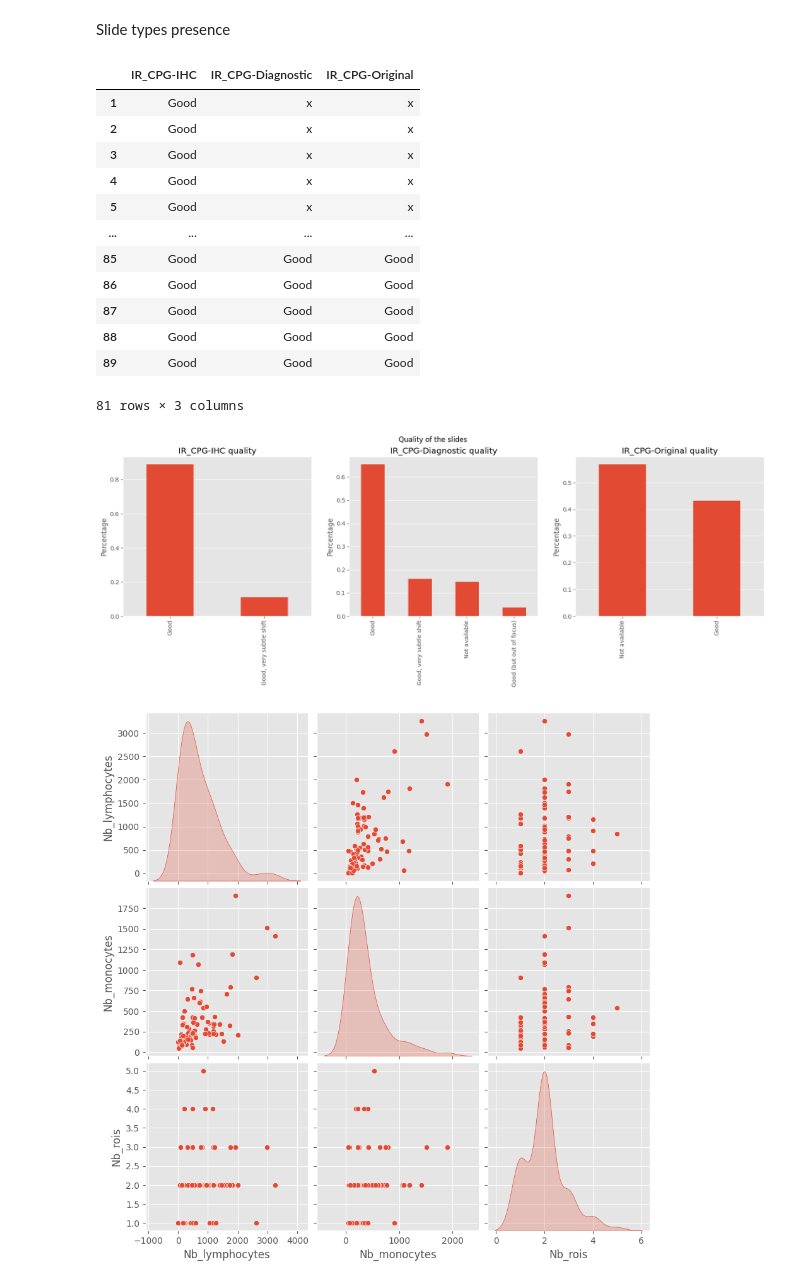
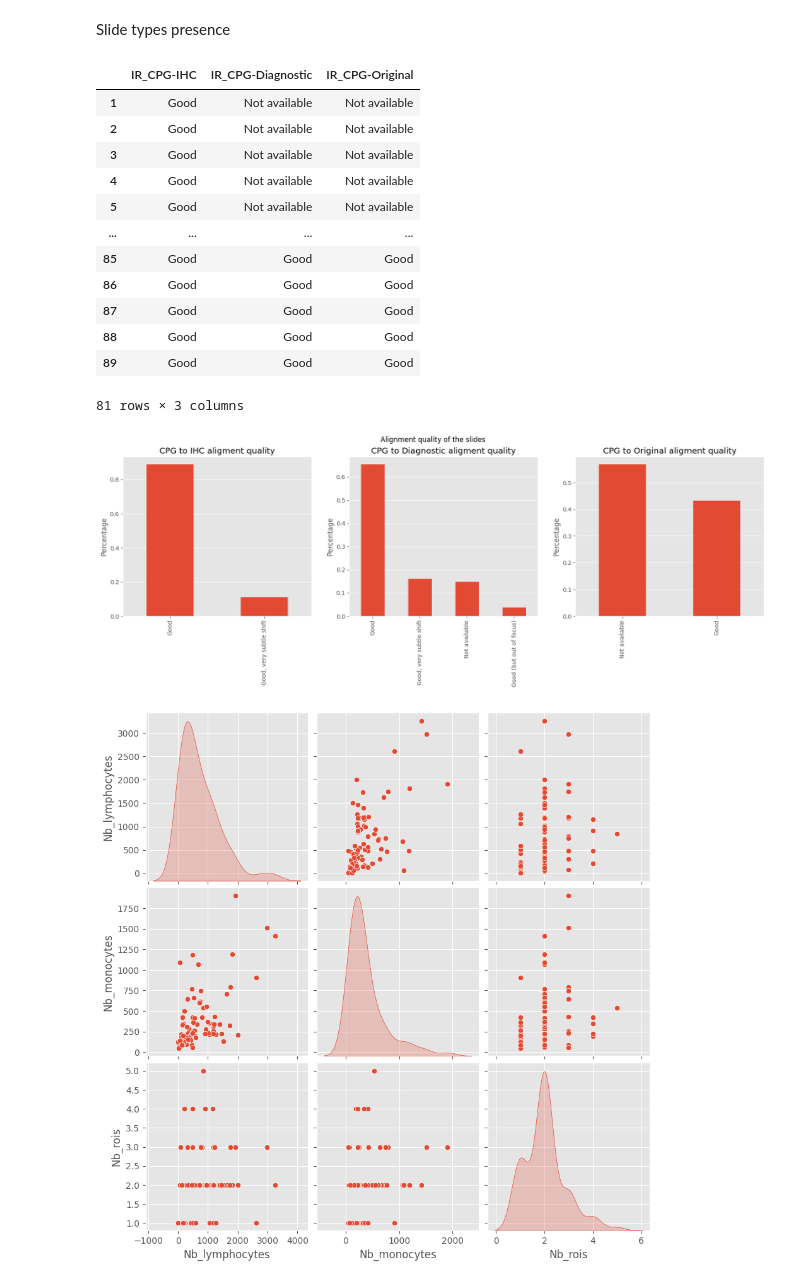
Before and after one commit to AImageLab-zip/MONKEY_challenge_ziplab, a Jupyter notebook: data_analysis/context_analisys.ipynb, the cells around one changed output. Drawn from its saved outputs; the diff is of its cells as text; code cells hidden in the pictures.

```diff
--- a/data_analysis/context_analisys.ipynb
+++ b/data_analysis/context_analisys.ipynb
@@ -114,14 +114,15 @@ Slide types presence
 # %%
 # barplot of the columns
 slide_types_quality = ["IR_CPG-IHC","IR_CPG-Diagnostic","IR_CPG-Original"]
+name_dict_quality = ["CPG to IHC aligment quality","CPG to Diagnostic aligment quality","CPG to Original aligment quality"]
 data[slide_types_quality]
 # %% [output]
 |  | IR_CPG-IHC | IR_CPG-Diagnostic | IR_CPG-Original |
-| 1 | Good | x | x |
-| 2 | Good | x | x |
-| 3 | Good | x | x |
-| 4 | Good | x | x |
-| 5 | Good | x | x |
+| 1 | Good | Not available | Not available |
+| 2 | Good | Not available | Not available |
+| 3 | Good | Not available | Not available |
+| 4 | Good | Not available | Not available |
+| 5 | Good | Not available | Not available |
 | ... | ... | ... | ... |
 | 85 | Good | Good | Good |
 | 86 | Good | Good | Good |
@@ -134,17 +135,17 @@ data[["IR_CPG-IHC","IR_CPG-Diagnostic","IR_CPG-Original"]].replace("x", "Not ava
 # %%
 #make 3 subplots for ["IR_CPG-IHC","IR_CPG-Diagnostic","IR_CPG-Original"] barplots
 fig, axes = plt.subplots(1, 3, figsize=(20, 5))
-fig.suptitle("Quality of the slides")
+fig.suptitle("Alignment quality of the slides")
 for i, slide_type in enumerate(slide_types_quality):
     data[slide_type].value_counts(normalize=True).plot(kind='bar', ax=axes[i])
     axes[i].set_title(f"{slide_type} quality")
     axes[i].grid(axis='x')
     axes[i].set_ylabel("Percentage")
     axes[i].set_xlabel("")
-    axes[i].set_title(f"{slide_type} quality")
+    axes[i].set_title(f"{name_dict_quality[i]}")
 plt.show()
 # %% [output]
-[figure, old version]
+[figure, new version]
 # %%
 sns.pairplot(data, diag_kind='kde', kind='scatter', palette='husl', markers='o', height=3, aspect=1)
 plt.show()
```
